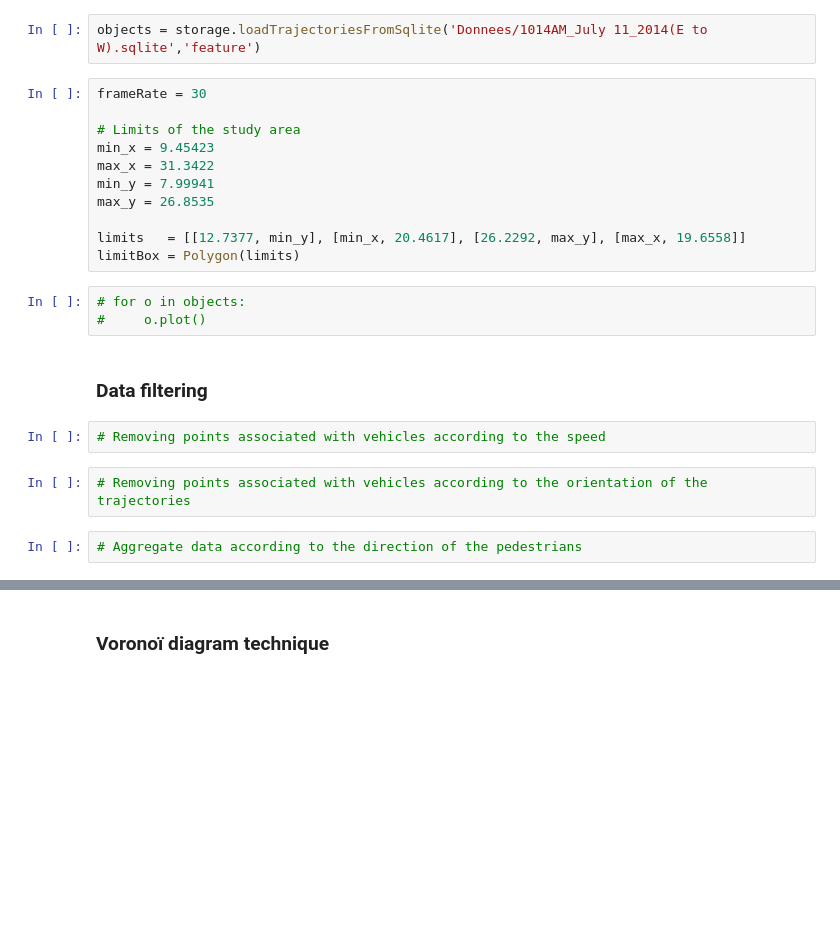
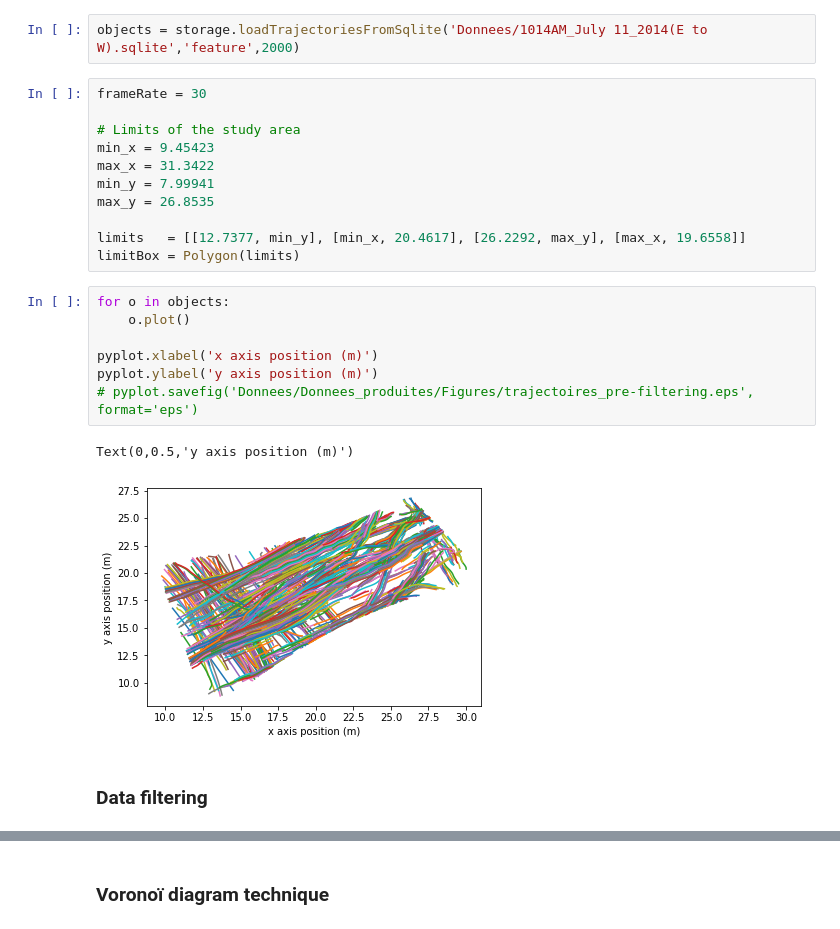
Before and after one commit to FinestStone/CIV6705, a Jupyter notebook: Projet/Projet.ipynb, the cells around one changed output, grey strips where cells are left out. Cells and saved outputs as stored; diff of their text form; blank space fills up the shorter version.

```diff
--- a/Projet/Projet.ipynb
+++ b/Projet/Projet.ipynb
@@ -31,5 +30,5 @@ from matplotlib import cm
 # %%
-objects = storage.loadTrajectoriesFromSqlite('Donnees/1014AM_July 11_2014(E to W).sqlite','feature')
+objects = storage.loadTrajectoriesFromSqlite('Donnees/1014AM_July 11_2014(E to W).sqlite','feature',2000)
 # %%
 frameRate = 30
 
@@ -41,14 +40,15 @@ max_y = 26.8535
 
 limits   = [[12.7377, min_y], [min_x, 20.4617], [26.2292, max_y], [max_x, 19.6558]]
 limitBox = Polygon(limits)
-# %%
-# for o in objects:
-#     o.plot()
+# %%
+for o in objects:
+    o.plot()
+
+pyplot.xlabel('x axis position (m)')
+pyplot.ylabel('y axis position (m)')
+# pyplot.savefig('Donnees/Donnees_produites/Figures/trajectoires_pre-filtering.eps', format='eps')
+# %% [output]
+Text(0,0.5,'y axis position (m)')
+[figure, added]
 # %% [markdown]
 ### Data filtering
-# %%
-# Removing points associated with vehicles according to the speed
-# %%
-# Removing points associated with vehicles according to the orientation of the trajectories
-# %%
-# Aggregate data according to the direction of the pedestrians
```
Also changed, not shown: parts of 36 cells of this notebook.
